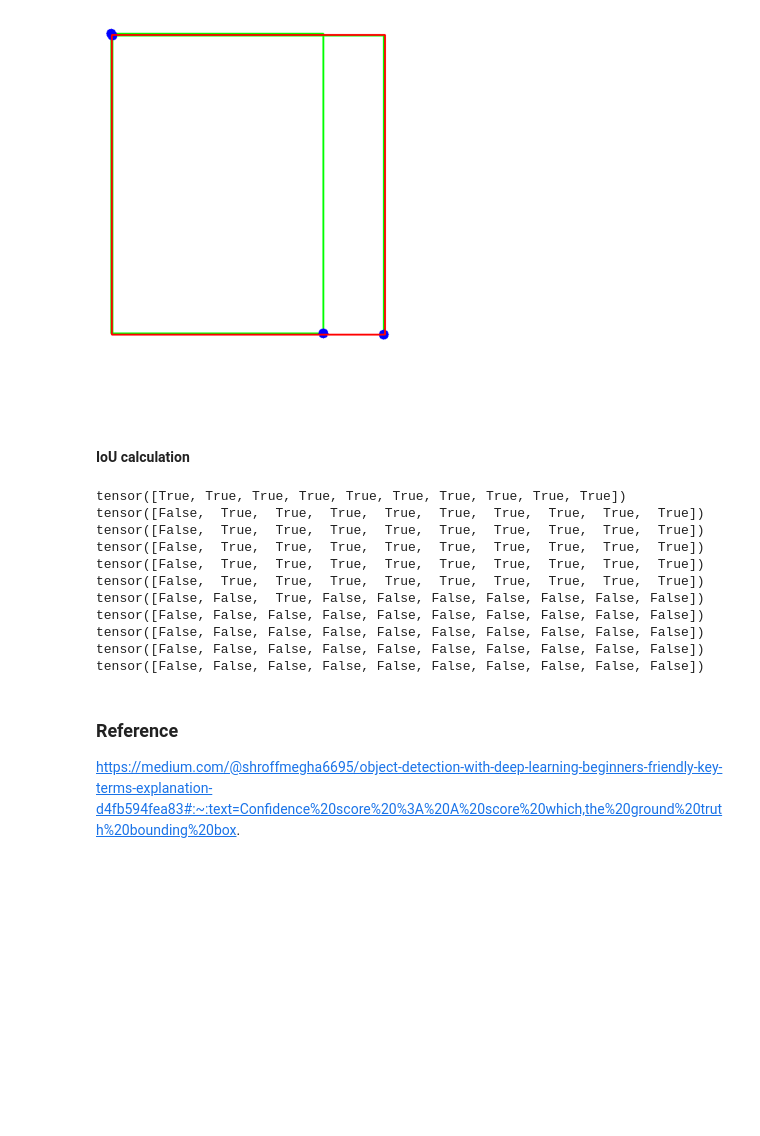
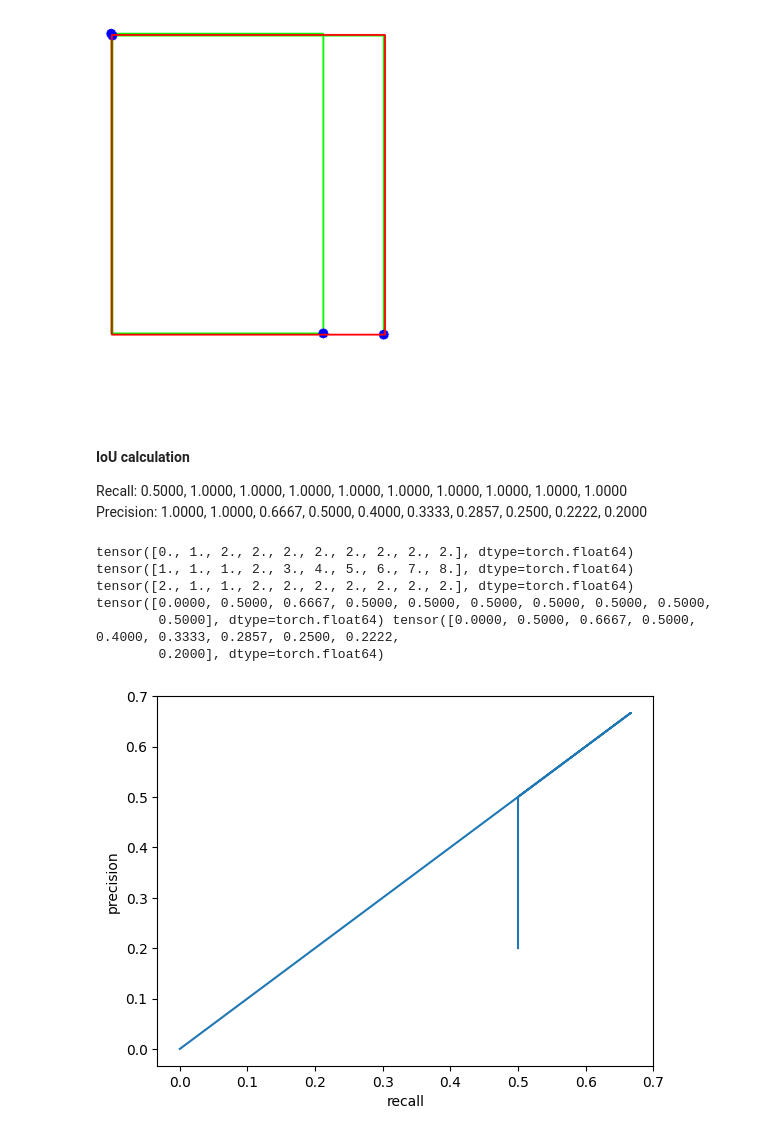
Before and after one commit to christopher192/computer-vision-deep-learning-project, a Jupyter notebook: deep_learning_with_pytorch/02_object_detection_evaluation_metric.ipynb, the cells around one changed output. Saved outputs shown, nothing was run; the diff lists cells and outputs as text; code cells hidden in the pictures; blank space fills up the shorter version.

```diff
--- a/deep_learning_with_pytorch/02_object_detection_evaluation_metric.ipynb
+++ b/deep_learning_with_pytorch/02_object_detection_evaluation_metric.ipynb
@@ -103,3 +103,6 @@ plt.show()
 [figure]
 # %% [markdown]
 #### IoU calculation
+
+Recall: 0.5000, 1.0000, 1.0000, 1.0000, 1.0000, 1.0000, 1.0000, 1.0000, 1.0000, 1.0000<br>
+Precision: 1.0000, 1.0000, 0.6667, 0.5000, 0.4000, 0.3333, 0.2857, 0.2500, 0.2222, 0.2000
@@ -108,9 +131,11 @@ plt.show()
 sorted_index = np.argsort(-confidence_score)
 sorted_predicted_box = predicted_box[sorted_index, :]
 
-# Initialize true/ false positive
+# Initialize basic value
 true_positive = torch.zeros((len(sorted_index)), dtype = torch.float64)
 false_positive = torch.zeros((len(sorted_index)), dtype = torch.float64)
+intersection_threshold = 0.5
+recall_level = torch.linspace(0, 1, 11)
 
 # If there are not ground true box
 if len(ground_truth_box) == 0:
@@ -120,7 +145,6 @@ else:
     true_positive = torch.zeros((len(sorted_index)), dtype = torch.float64)
     false_positive = torch.zeros((len(sorted_index)), dtype = torch.float64)
     is_obj_already_detected = [False for _ in range(ground_truth_box.shape[0])]
-    intersection_threshold = 0.5
 
     for box_number in range(len(sorted_index)):
         get_predicted_box = predicted_box[box_number, :]
@@ -136,50 +160,66 @@ else:
         intersection_area = width * height
 
         union = ((get_predicted_box[2] - get_predicted_box[0] + 1.) * (get_predicted_box[3] - get_predicted_box[1] + 1.) +
                  (ground_truth_box[:, 2] - ground_truth_box[:, 0] + 1.) *
                  (ground_truth_box[:, 3] - ground_truth_box[:, 1] + 1.) - intersection_area)
 
         intersection_over_union = intersection_area / union
 
         is_pass_threshold, max_iou_index = torch.max(intersection_over_union) >= intersection_threshold, \
             torch.argmax(intersection_over_union)
 
         if is_pass_threshold and not is_obj_already_detected[max_iou_index]:
             true_positive[box_number] = 1
             is_obj_already_detected[max_iou_index] = True
         else:
             false_positive[box_number] = 1
 
     true_positive_list = torch.cumsum(true_positive, dim = 0)
     false_positive_list = torch.cumsum(false_positive, dim = 0)
     false_negative_list = ground_truth_box.shape[0] - true_positive
 
-    precision = true_positive_list / (false_positive_list + true_positive_list + torch.finfo(torch.float64).eps)
-    recall = true_positive_list / (true_positive_list + false_negative_list + torch.finfo(torch.float64).eps)
+    print(true_positive_list)
+    print(false_positive_list)
+    print(false_negative_list)
+
+    precision = true_positive_list / (
+        false_positive_list + true_positive_list + torch.finfo(torch.float64).eps
+    )
+
+    recall = true_positive_list / (
+        true_positive_list + false_negative_list + torch.finfo(torch.float64).eps
+    )
 
     average_precision = torch.tensor(0.)
 
     if precision is None or recall is None:
         average_precision = torch.tensor(np.nan)
 
-    recall_level = torch.linspace(0, 1, 11)
-
     for level in recall_level:
         recall_check = recall >= level
-        print(recall_check)
+
+        if torch.sum(recall_check) == 0:
+            val = torch.tensor(0.)
+        else:
+            # Get list of precision where is true then find maximum number
+            val = torch.max(precision[recall_check])
+
+        average_precision = average_precision + val
+
+    average_precision = average_precision / recall_level.shape[0]
+
+    print(recall, precision)
+
+    plt.plot(recall, precision)
+    plt.xlabel('recall')
+    plt.ylabel('precision')
+    fig_name = "recall prec curve"
+    plt.savefig("show" + fig_name, bbox_inches = 'tight')
 # %% [output]
-tensor([True, True, True, True, True, True, True, True, True, True])
-tensor([False,  True,  True,  True,  True,  True,  True,  True,  True,  True])
-tensor([False,  True,  True,  True,  True,  True,  True,  True,  True,  True])
-tensor([False,  True,  True,  True,  True,  True,  True,  True,  True,  True])
-tensor([False,  True,  True,  True,  True,  True,  True,  True,  True,  True])
-tensor([False,  True,  True,  True,  True,  True,  True,  True,  True,  True])
-tensor([False, False,  True, False, False, False, False, False, False, False])
-tensor([False, False, False, False, False, False, False, False, False, False])
-tensor([False, False, False, False, False, False, False, False, False, False])
-tensor([False, False, False, False, False, False, False, False, False, False])
-tensor([False, False, False, False, False, False, False, False, False, False])
+tensor([0., 1., 2., 2., 2., 2., 2., 2., 2., 2.], dtype=torch.float64)
+tensor([1., 1., 1., 2., 3., 4., 5., 6., 7., 8.], dtype=torch.float64)
+tensor([2., 1., 1., 2., 2., 2., 2., 2., 2., 2.], dtype=torch.float64)
+tensor([0.0000, 0.5000, 0.6667, 0.5000, 0.5000, 0.5000, 0.5000, 0.5000, 0.5000,
+        0.5000], dtype=torch.float64) tensor([0.0000, 0.5000, 0.6667, 0.5000, 0.4000, 0.3333, 0.2857, 0.2500, 0.2222,
+        0.2000], dtype=torch.float64)
+[figure, added]
-# %% [markdown]
-### Reference
-
-https://medium.com/@shroffmegha6695/object-detection-with-deep-learning-beginners-friendly-key-terms-explanation-d4fb594fea83#:~:text=Confidence%20score%20%3A%20A%20score%20which,the%20ground%20truth%20bounding%20box.
```
Also changed, not shown: parts of 7 cells of this notebook, 2 other files.
